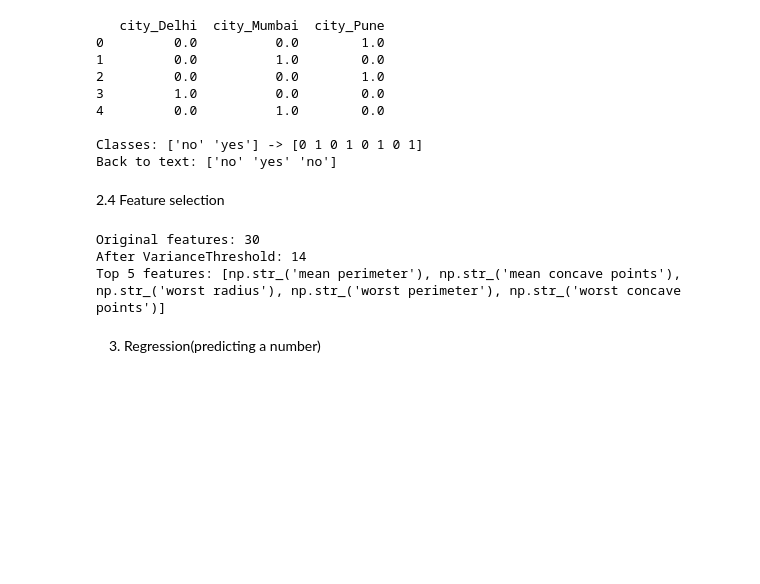
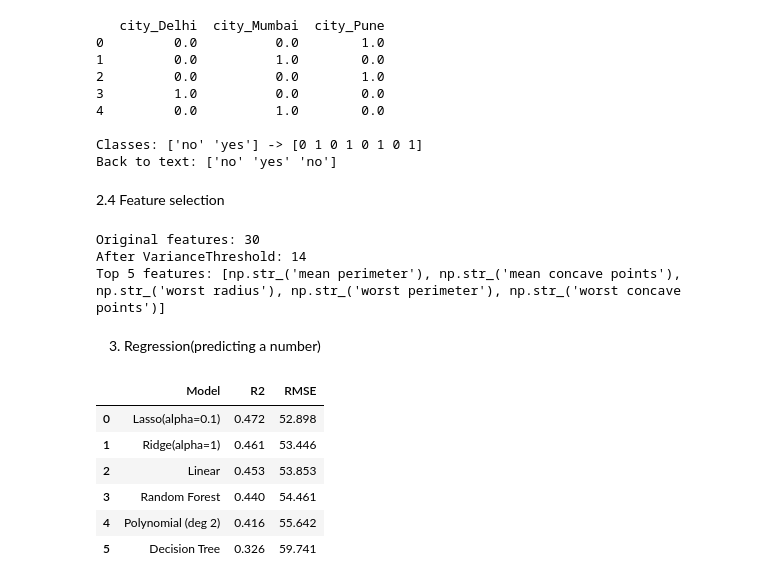
Before and after one commit to MoghalPathan/Scikit-learn, a Jupyter notebook: scikit-learn.ipynb, the cells around one changed output. Cells and saved outputs as stored; diff of their text form; code cells hidden in the pictures; blank space fills up the shorter version.

```diff
--- a/scikit-learn.ipynb
+++ b/scikit-learn.ipynb
@@ -225,3 +225,35 @@ yd = diabetes.target
 xd_tr, xd_te, yd_tr, yd_te = train_test_split(xd, yd, test_size=0.2, random_state =42)
 
 #diabetes feature are already scaled. on your data, scale first for Ridge/Lasso.
+# %%
+poly = PolynomialFeatures(degree=2, include_bias=False)
+xd_tr_poly = poly.fit_transform(xd_tr)
+xd_te_poly = poly.transform(xd_te)
+
+results = []
+def evaluate(name, model, xtr, xte):
+    model.fit(xtr, yd_tr)
+    pred = model.predict(xte)
+    results.append({
+        "Model": name,
+        "R2": r2_score(yd_te, pred),
+        "RMSE": np.sqrt(mean_squared_error(yd_te, pred)),
+    })
+    return model
+
+evaluate("Linear",         LinearRegression(),                  xd_tr, xd_te)
+evaluate("Ridge(alpha=1)", Ridge(alpha=0.1),                    xd_tr, xd_te)
+lasso = evaluate("Lasso(alpha=0.1)", Lasso(alpha=0.1),          xd_tr, xd_te)
+evaluate("Polynomial (deg 2)",       LinearRegression(),        xd_tr_poly, xd_te_poly)
+evaluate("Decision Tree",         DecisionTreeRegressor(max_depth=4, random_state=42),  xd_tr, xd_te)
+evaluate("Random Forest",         RandomForestRegressor(n_estimators=200, random_state=42), xd_tr, xd_te)
+
+pd.DataFrame(results).sort_values("R2", ascending=False).reset_index(drop=True)
+# %% [output]
+|  | Model | R2 | RMSE |
+| 0 | Lasso(alpha=0.1) | 0.472 | 52.898 |
+| 1 | Ridge(alpha=1) | 0.461 | 53.446 |
+| 2 | Linear | 0.453 | 53.853 |
+| 3 | Random Forest | 0.440 | 54.461 |
+| 4 | Polynomial (deg 2) | 0.416 | 55.642 |
+| 5 | Decision Tree | 0.326 | 59.741 |
```
Also changed, not shown: parts of 8 cells of this notebook.
